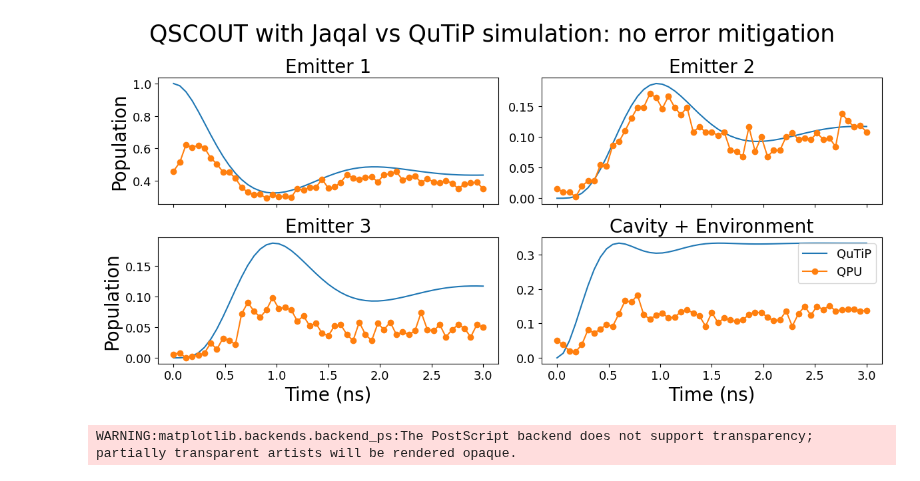
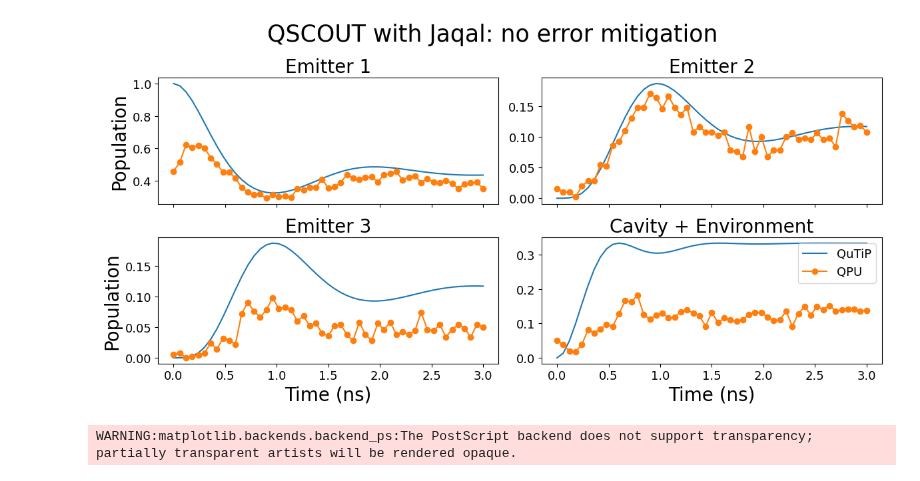
Before and after one commit to radulaski/CQED_quantum_simulation, a Jupyter notebook: notebooks/QSCOUT_jaqal_raw.ipynb, the cells around one changed output. Cells and saved outputs as stored; diff of their text form; code cells hidden in the pictures.

```diff
--- a/notebooks/QSCOUT_jaqal_raw.ipynb
+++ b/notebooks/QSCOUT_jaqal_raw.ipynb
@@ -43,32 +43,32 @@ qscout_bitstrs = {
 # %%
 fig, axes = plt.subplots(2, 2, figsize=(12, 6))
 
 for a, column in zip(axes.flatten(), qutip_results.columns):
     a.set_title(column, fontsize=20)
     a.plot(qutip_results.index, qutip_results[column], label="QuTiP")
 
     qscout_raw = qscout_results
     qscout_column = qscout_bitstrs[column]
     a.plot(times, qscout_raw[qscout_column], marker='o', label="QPU")
 
     a.tick_params(axis='x', labelsize=13)
     a.tick_params(axis='y', labelsize=13)
 
 axes[0][0].set_xticklabels([])
 axes[0][1].set_xticklabels([])
 
 axes[1][0].set_xlabel("Time (ns)", fontsize=20)
 axes[1][1].set_xlabel("Time (ns)", fontsize=20)
 
 axes[0][0].set_ylabel("Population", fontsize=20)
 axes[1][0].set_ylabel("Population", fontsize=20)
 
 axes[1][1].legend(fontsize=13)
 
-fig.suptitle("QSCOUT with Jaqal vs QuTiP simulation: no error mitigation", fontsize=25)
+fig.suptitle("QSCOUT with Jaqal: no error mitigation", fontsize=25)
 plt.tight_layout()
 # %% [output]
-[figure, old version]
+[figure, new version]
 # %%
 fig.savefig("../figures/QSCOUT_jaqal_raw.eps")
 # %% [output]
```
Also changed, not shown: 9 other files.
